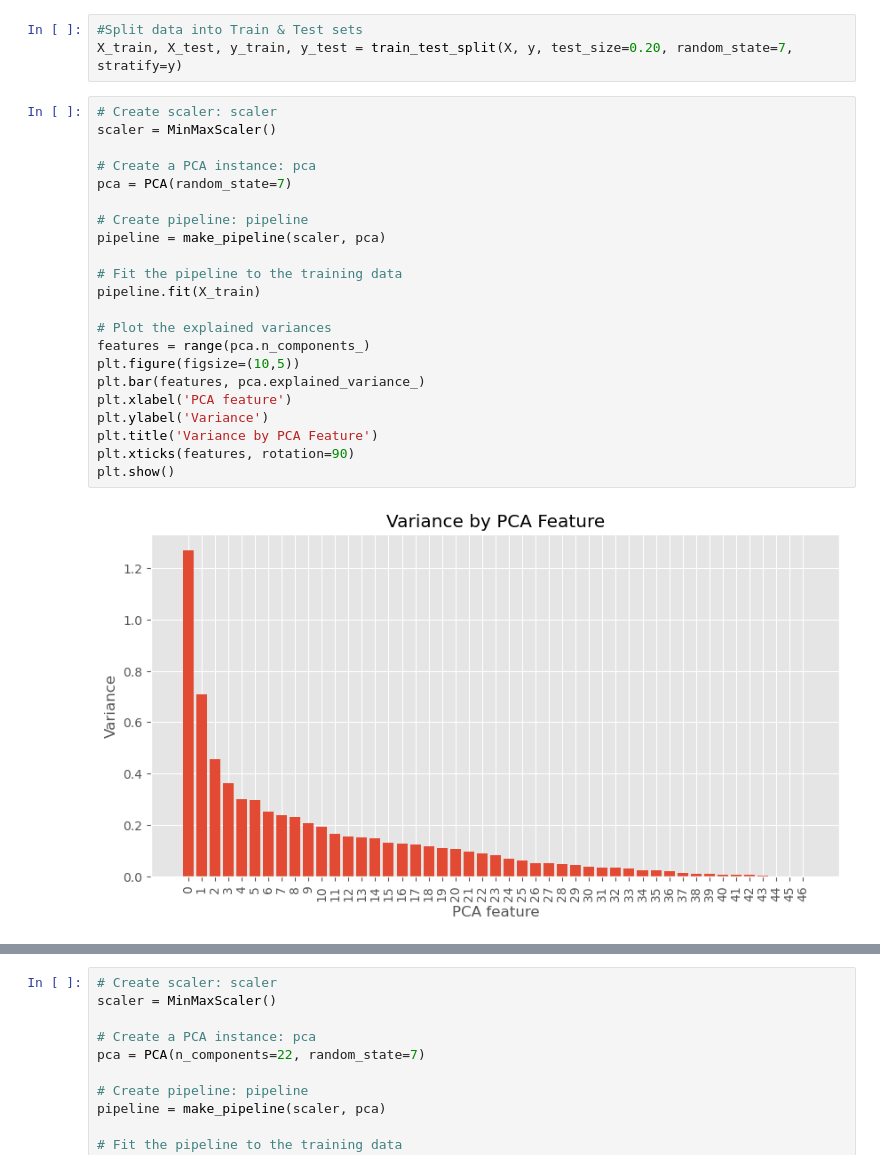
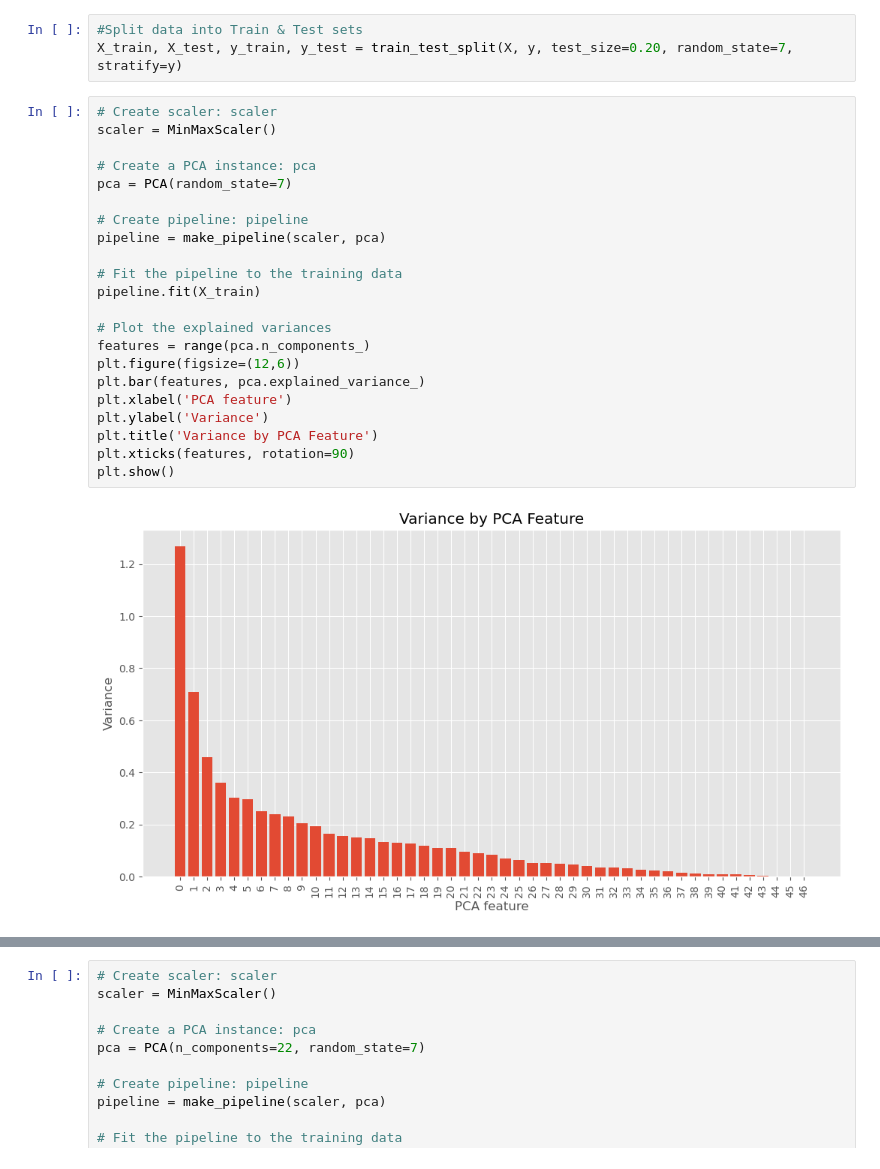
Before and after one commit to Vince-VC/Springboard_Capstone_2, a Jupyter notebook: notebooks/04_telco_data_preprocessing_and_training.ipynb, the cells around one changed output, grey strips where cells are left out. Cells and saved outputs as stored; diff of their text form.

```diff
--- a/notebooks/04_telco_data_preprocessing_and_training.ipynb
+++ b/notebooks/04_telco_data_preprocessing_and_training.ipynb
@@ -75,24 +75,24 @@ X_train, X_test, y_train, y_test = train_test_split(X, y, test_size=0.20, random
 # %%
 # Create scaler: scaler
 scaler = MinMaxScaler()
 
 # Create a PCA instance: pca
 pca = PCA(random_state=7)
 
 # Create pipeline: pipeline
 pipeline = make_pipeline(scaler, pca)
 
 # Fit the pipeline to the training data
 pipeline.fit(X_train)
 
 # Plot the explained variances
 features = range(pca.n_components_)
-plt.figure(figsize=(10,5))
+plt.figure(figsize=(12,6))
 plt.bar(features, pca.explained_variance_)
 plt.xlabel('PCA feature')
 plt.ylabel('Variance')
 plt.title('Variance by PCA Feature')
 plt.xticks(features, rotation=90)
 plt.show()
 # %% [output]
-[figure, old version]
+[figure, new version]
```
Also changed, not shown: parts of 3 cells of this notebook.
